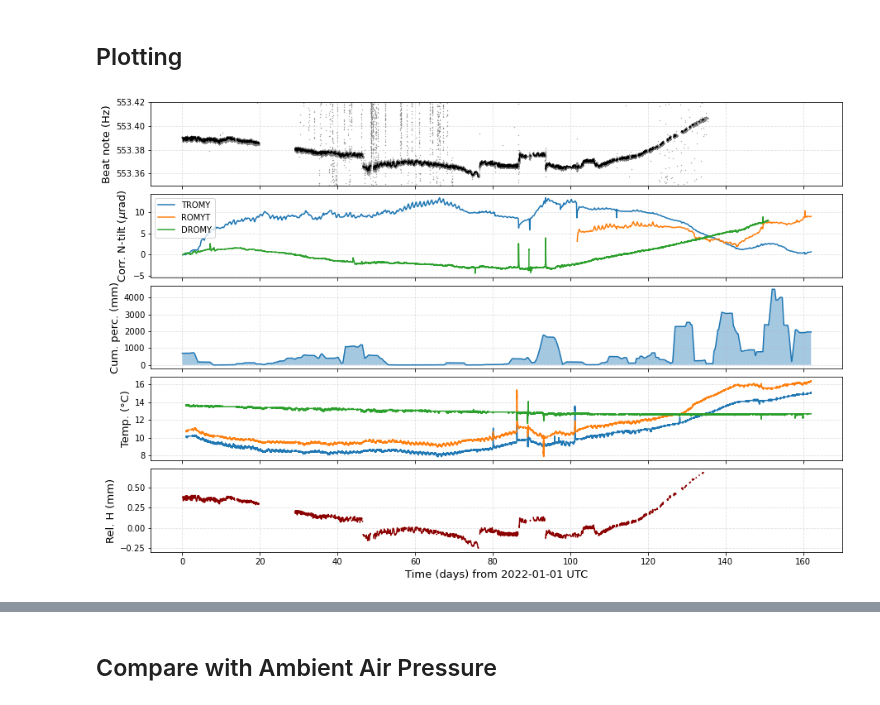
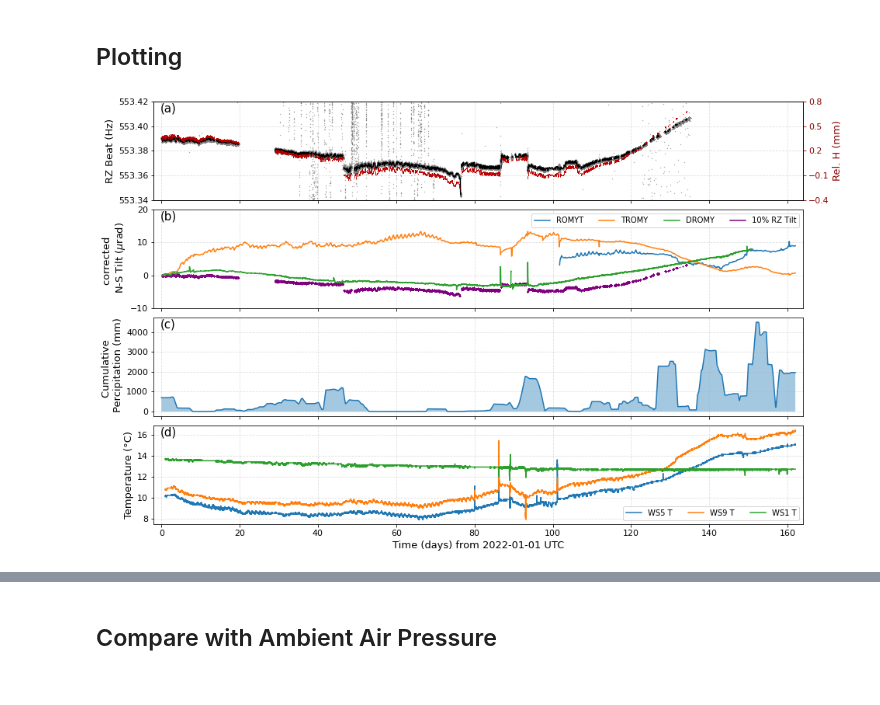
Before and after one commit to andbrocode/notebooks2, a Jupyter notebook: SagnacFrequency/SagnacFrequency_DriftAnalysis.ipynb, the cells around one changed output, grey strips where cells are left out. Cells and saved outputs as stored; diff of their text form; code cells hidden in the pictures.

```diff
--- a/SagnacFrequency/SagnacFrequency_DriftAnalysis.ipynb
+++ b/SagnacFrequency/SagnacFrequency_DriftAnalysis.ipynb
@@ -185,9 +186,9 @@ rain.trim(config['tbeg'], config['tend'])
 # %%
 from andbro__load_WROMY_stream import __load_wromy_stream
 
-ws1 = __load_wromy_stream(config, config['path_to_wromy'], "BW.WROMY..WS1")
-ws5 = __load_wromy_stream(config, config['path_to_wromy'], "BW.WROMY..WS5")
-ws9 = __load_wromy_stream(config, config['path_to_wromy'], "BW.WROMY..WS9")
+ws1 = __load_wromy_stream(config['path_to_wromy'], "BW.WROMY..WS1", config['tbeg'], config['tend'])
+ws5 = __load_wromy_stream(config['path_to_wromy'], "BW.WROMY..WS5", config['tbeg'], config['tend'])
+ws9 = __load_wromy_stream(config['path_to_wromy'], "BW.WROMY..WS9", config['tbeg'], config['tend'])
 # %% [output]
 Specified end: 2022-06-12T00:00:00.000000Z
 Trace end:     2022-06-12T00:00:00.000000Z
@@ -232,5 +237,7 @@ def __to_H(data):
 data = beat_smooth.trim(config['tbeg'], config['tend']).data
 
 H, H_rel = __to_H(data)
+
+H_rel *= 1
 # %%
 temp = tilt.copy().select(station="TROMY", channel="*T")[0].resample(1/60).trim(config['tbeg'], config['tend']).data
@@ -251,25 +285,27 @@ mean:    592.312260415  e-6/°C
 # %%
 def __to_tilt(data):
 
-    from numpy import pi, sqrt, arccos, deg2rad
-
-    return -1 * (arccos((data * 632.8e-9 * 3) / ( (2*pi/86400) * 11.3 * sqrt(3) )) + deg2rad(48.162941))
+    from numpy import pi, sqrt, arccos, deg2rad, arcsin
+#     return -1 * (arccos((data * 632.8e-9 * 3) / ( (2*pi/86400) * 11.3 * sqrt(3) )) + deg2rad(48.162941))
+    return (arcsin((data * 632.8e-9 * 3) / ( (2*pi/86400) * 11.3 * sqrt(3) )) - deg2rad(48.162941))
 # %%
 beat_tilt = __to_tilt(beat_smooth.data)
 
-beat_tilt -= nanmedian(beat_tilt[:500])
+beat_tilt -= nanmedian(beat_tilt[:1000])
+
+beat_tilt *= 0.1
 # %% [markdown]
 ## Plotting
 # %%
 def __makeplot(config):
 
-    from numpy import zeros
+    from numpy import zeros, linspace, nan
 
     smooth = 180
 
     time_reference = "2022-01-01"
 
-    N = 5
+    N = 4
 
     time_scaling, time_unit = 1/86400, "days"
     time_reference = "2022-01-01"
@@ -283,7 +319,7 @@ def __makeplot(config):
 
 
     ## exclude values outside interval for beat note
-    beat_lower, beat_upper = 553.35, 553.42
+    beat_lower, beat_upper = 553.34, 553.42
 
     beat_data = zeros(len(beat.data))
 
@@ -297,54 +333,87 @@ def __makeplot(config):
     ## ----------------------
 
     ## PANEL 0 ---------
-    ax[0].scatter(beat.times(reftime=UTCDateTime(time_reference))*time_scaling, beat_data, s=0.1, color='grey')
-    ax[0].plot(beat.times(reftime=UTCDateTime(time_reference))[smooth:]*time_scaling, __smooth(beat_data, smooth)[smooth:], 'k')
+    ax[0].scatter(beat.times(reftime=UTCDateTime(time_reference))*time_scaling, beat_data, s=0.1, color='grey', zorder=2)
+    ax[0].plot(beat.times(reftime=UTCDateTime(time_reference))[smooth:]*time_scaling, __smooth(beat_data, smooth)[smooth:], 'k', zorder=2)
+    ax[0].set_ylim(beat_lower, beat_upper)
+
+    ax1_2 = ax[0].twinx()
+    ax1_2.scatter(beat_smooth.times(reftime=UTCDateTime(time_reference))[smooth:]*time_scaling, H_rel[smooth:]*1e3,
+                  facecolor="red", lw=0, s=0.5, alpha=0.1, zorder=1, color="darkred") ## cumlative sum
+    ax1_2.set_ylabel("Rel. H (mm)", fontsize=font, color="darkred")
+    ax1_2.tick_params(axis="y", colors="darkred")
+    ax1_2.set_yticks(linspace(ax1_2.get_yticks()[0], ax1_2.get_yticks()[-1], len(ax[0].get_yticks())))
+    ax1_2.tick_params(labelsize=font-2)
+
 
     ## PANEL 1 ---------
-    for tr in tilt.select(channel="*N"):
-        ax[1].plot(tr.times(reftime=UTCDateTime(time_reference))[15:]*time_scaling, tr.data[15:]*1e6, label=tr.stats.station)
+    tr = tilt.select(station="ROMYT", channel="*N")[0]
+    ax[1].plot(tr.times(reftime=UTCDateTime(time_reference))[15:]*time_scaling, tr.data[15:]*1e6, label=tr.stats.station)
 
-#     ax[1].plot(beat_smooth.times(reftime=UTCDateTime(time_reference))[smooth:]*time_scaling, beat_tilt[smooth:]*1e6)
+    tr = tilt.select(station="TROMY", channel="*N")[0]
+    ax[1].plot(tr.times(reftime=UTCDateTime(time_reference))[15:]*time_scaling, tr.data[15:]*1e6, label=tr.stats.station)
+
+    tr = tilt.select(station="DROMY", channel="*N")[0]
+    ax[1].plot(tr.times(reftime=UTCDateTime(time_reference))[15:]*time_scaling, tr.data[15:]*1e6, label=tr.stats.station)
+
+    ax[1].set_ylim(-10, 20)
+
+#     ax2_2 = ax[1].twinx()
+#     ax2_2.scatter(beat_smooth.times(reftime=UTCDateTime(time_reference))[smooth:]*time_scaling, beat_tilt[smooth:]*1e6, s=0.1, color="purple")
+#     ax2_2.set_ylabel(f"Rz Tilt ($\mu$rad)", fontsize=font, color="purple")
+#     ax2_2.tick_params(axis="y", colors="purple")
+#     ax2_2.set_yticks(linspace(ax2_2.get_yticks()[0], ax2_2.get_yticks()[-1], len(ax[1].get_yticks())))
+#     ax2_2.tick_params(labelsize=font-2)
+
+    ax[1].scatter(beat_smooth.times(reftime=UTCDateTime(time_reference))[smooth:]*time_scaling, beat_tilt[smooth:]*1e6,
+                  s=0.05, color="purple")
+    ax[1].plot(beat_smooth.times(reftime=UTCDateTime(time_reference))[smooth:]*time_scaling, nan*beat_tilt[smooth:]*1e6,
+               color="purple", label=f"10% RZ Tilt")
 
     ## PANEL 2 ---------
     ax[2].plot(rain.times()*time_scaling, rain.data)
     ax[2].fill_between(rain.times(reftime=UTCDateTime(time_reference))*time_scaling, 0, rain.data, alpha=0.4)
 
     ## PANEL 3 ---------
     ws5_timeaxis = ws5.select(channel="*T")[0].times(reftime=UTCDateTime(time_reference))*time_scaling
     ax[3].plot(ws5_timeaxis, ws5.select(channel="*T")[0].data, label="WS5 T")
 
     ws9_timeaxis = ws9.select(channel="*T")[0].times(reftime=UTCDateTime(time_reference))*time_scaling
     ax[3].plot(ws9_timeaxis, ws9.select(channel="*T")[0].data, label="WS9 T")
 
     ws1_timeaxis = ws1.select(channel="*T")[0].times(reftime=UTCDateTime(time_reference))*time_scaling
     ax[3].plot(ws1_timeaxis, ws1.select(channel="*T")[0].data, label="WS1 T")
 
-    ## PANEL 4 ---------
-    ax[4].plot(beat_smooth.times(reftime=UTCDateTime(time_reference))[smooth:]*time_scaling, H_rel[smooth:]*1e3, color="darkred")
-
+#     ax[3].scatter(beat_smooth.times(reftime=UTCDateTime(time_reference))[smooth:]*time_scaling, beat_temp[smooth:],
+#                   s=0.05, color="purple", label=f"20% RZ Temp")
 
 
     ## ----------------------
 
     for axx in ax:
         axx.grid(ls="--", alpha=0.4)
+        axx.tick_params(labelsize=font-2)
+        axx.set_xlim(-2, 164)
 
-#     ax[0].set_ylim(553.35,553.42)
-    ax[0].set_ylim(beat_lower, beat_upper)
+    ax[0].set_ylabel(f"RZ Beat (Hz)", fontsize=font)
+    ax[1].set_ylabel(f"corrected \n N-S Tilt ($\mu$rad)", fontsize=font)
+    ax[2].set_ylabel(f"Cumulative \n Percipitation (mm)", fontsize=font)
+    ax[3].set_ylabel(f"Temperature (°C)", fontsize=font)
 
-    ax[0].set_ylabel(f"Beat note (Hz)", fontsize=font)
-    ax[1].set_ylabel(f"Corr. N-tilt ($\mu$rad)", fontsize=font)
-    ax[2].set_ylabel(f"Cum. perc. (mm)", fontsize=font)
-    ax[3].set_ylabel(f"Temp. (°C)", fontsize=font)
-    ax[4].set_ylabel(f"Rel. H (mm)", fontsize=font)
+    ax[0].text(.01, .99, '(a)', ha='left', va='top', transform=ax[0].transAxes, fontsize=font+2)
+    ax[1].text(.01, .99, '(b)', ha='left', va='top', transform=ax[1].transAxes, fontsize=font+2)
+    ax[2].text(.01, .99, '(c)', ha='left', va='top', transform=ax[2].transAxes, fontsize=font+2)
+    ax[3].text(.01, .99, '(d)', ha='left', va='top', transform=ax[3].transAxes, fontsize=font+2)
+
 
     ax[N-1].set_xlabel(f"Time (days) from {time_reference} UTC", fontsize=font)
-    ax[1].legend()
+    ax[1].legend(loc=1, ncol=4)
+    ax[3].legend(loc=4, ncol=3)
+
 
     plt.show();
     return fig
 
-__makeplot(config);
+fig = __makeplot(config);
 # %% [output]
-[figure, old version]
+[figure, new version]
```
Also changed, not shown: parts of 5 cells of this notebook, 8 other files.
